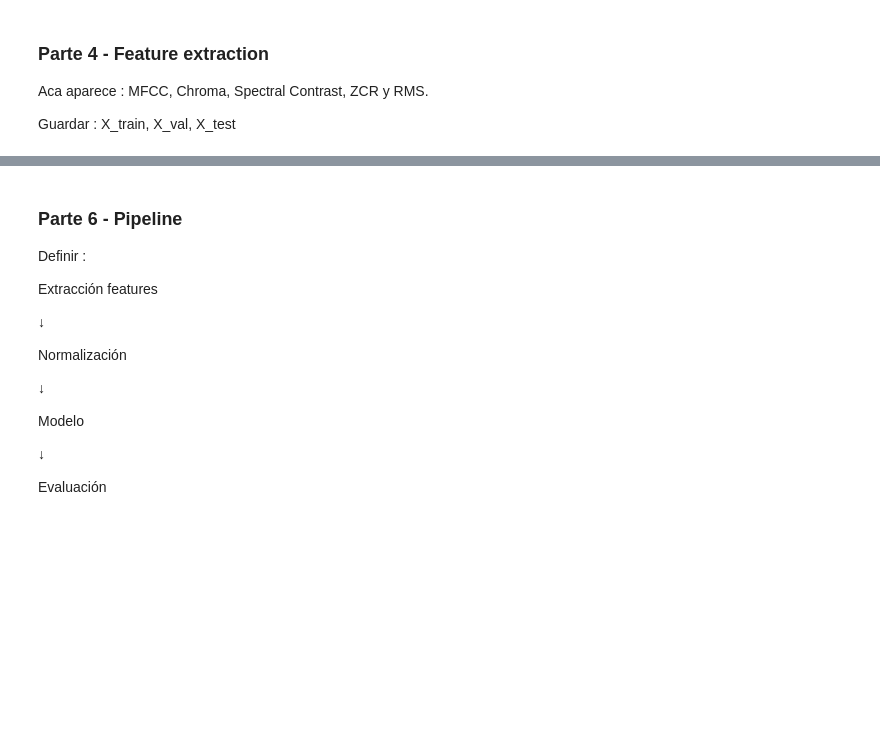
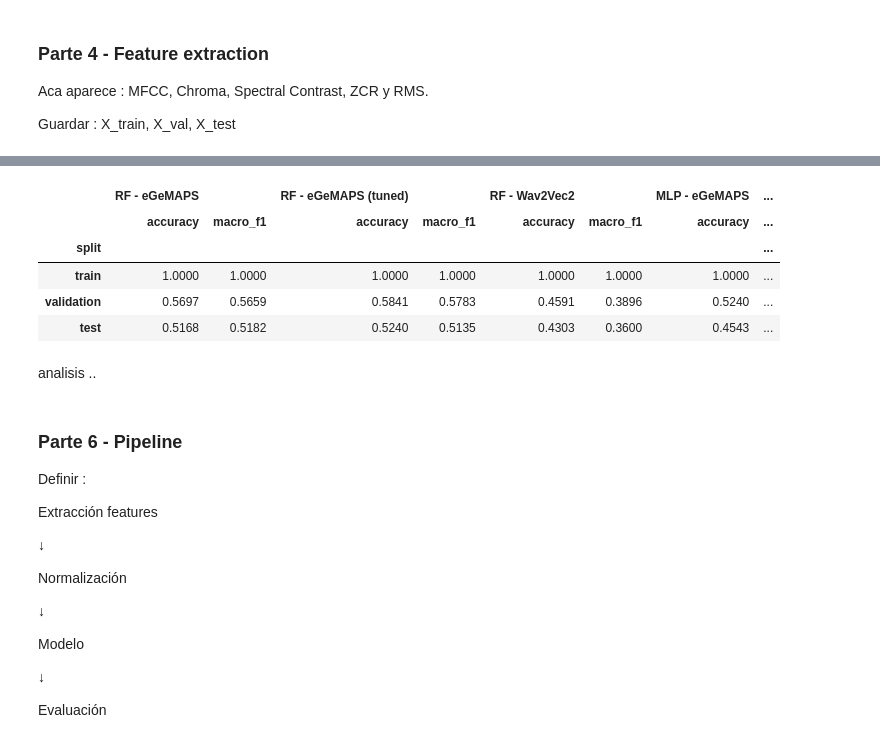
Before and after one commit to pjuls/Proyecto-Final---ML, a Jupyter notebook: notebooks/00_proyecto_final.ipynb, the cells around one changed output, grey strips where cells are left out. Drawn from its saved outputs; the diff is of its cells as text; code cells hidden in the pictures; blank space fills up the shorter version.

```diff
--- a/notebooks/00_proyecto_final.ipynb
+++ b/notebooks/00_proyecto_final.ipynb
@@ -888,3 +1224,28 @@ Logistic Regression
+# %%
+# 5. Comparación final de todos los modelos
+
+comparison = pd.concat(
+    {
+        "RF - eGeMAPS": metrics_rf_egemaps,
+        "RF - eGeMAPS (tuned)": metrics_rf_egemaps_tuned,
+        "RF - Wav2Vec2": metrics_rf_wav2vec,
+        "MLP - eGeMAPS": metrics_mlp_egemaps,
+        "MLP - Wav2Vec2": metrics_mlp_wav2vec,
+        "MLP - Wav2Vec2 (tuned)": metrics_mlp_wav2vec_tuned,
+    },
+    axis=1,
+)
+
+display(comparison.round(4))
+# %% [output]
+|  | RF - eGeMAPS |  | RF - eGeMAPS (tuned) |  | RF - Wav2Vec2 |  | MLP - eGeMAPS | ... |
+|  | accuracy | macro_f1 | accuracy | macro_f1 | accuracy | macro_f1 | accuracy | ... |
+| split |  |  |  |  |  |  |  | ... |
+| train | 1.0000 | 1.0000 | 1.0000 | 1.0000 | 1.0000 | 1.0000 | 1.0000 | ... |
+| validation | 0.5697 | 0.5659 | 0.5841 | 0.5783 | 0.4591 | 0.3896 | 0.5240 | ... |
+| test | 0.5168 | 0.5182 | 0.5240 | 0.5135 | 0.4303 | 0.3600 | 0.4543 | ... |
+# %% [markdown]
+analisis ..
 # %% [markdown]
 ### Parte 6 - Pipeline
 
```
Also changed, not shown: parts of 15 cells of this notebook, 8 other files.
